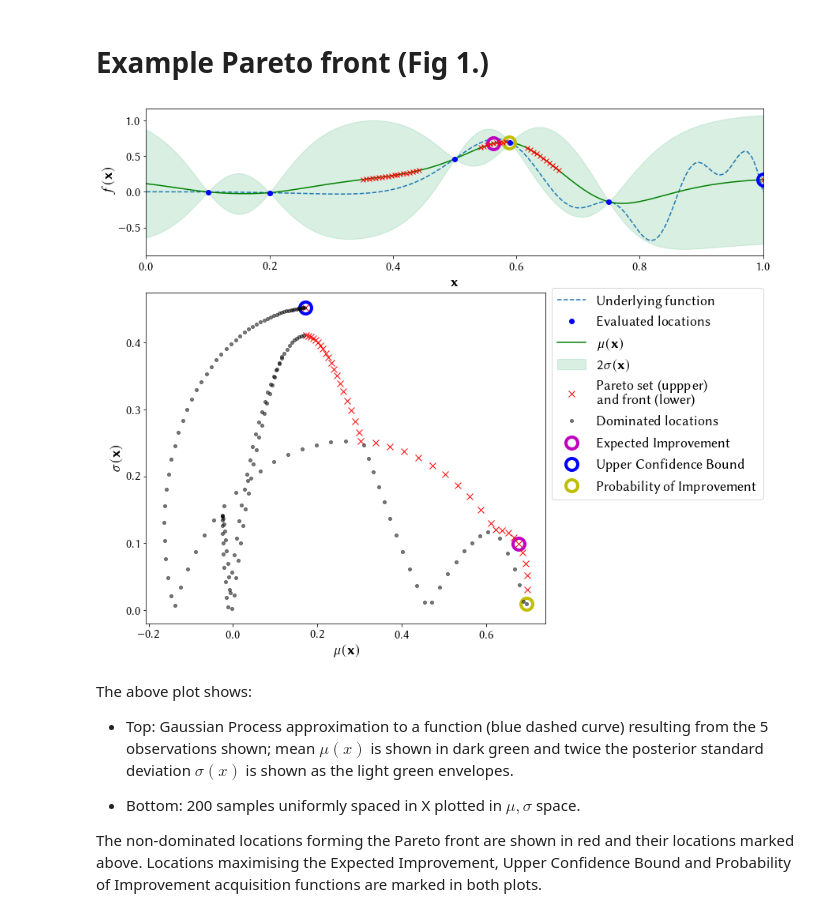
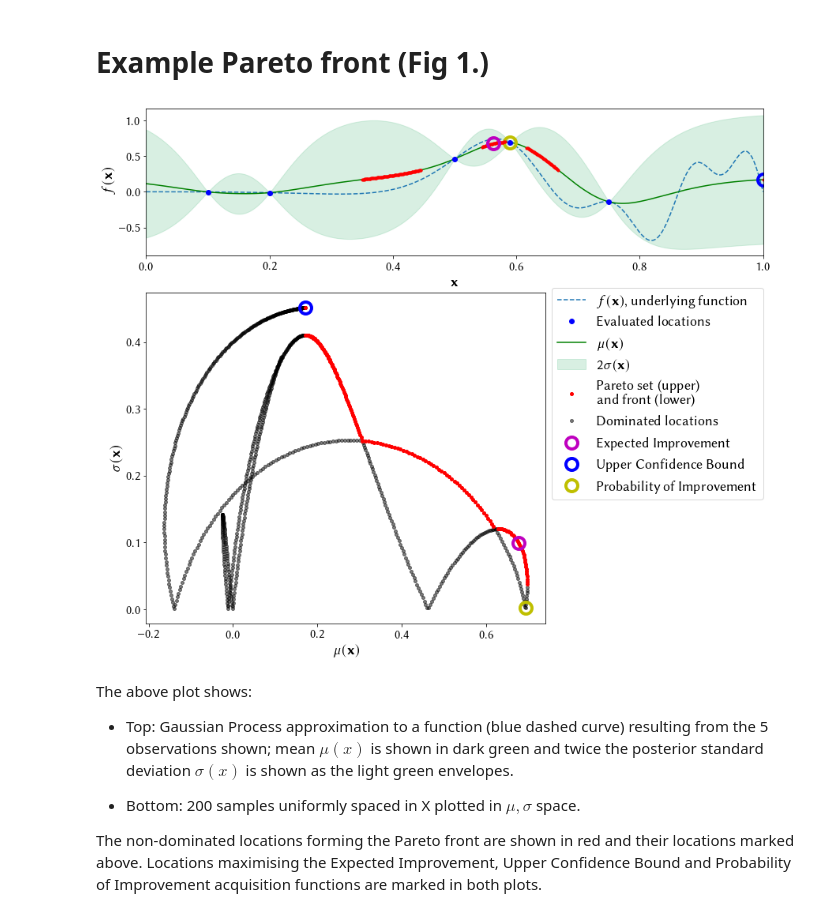
Before and after one commit to georgedeath/egreedy, a Jupyter notebook: notebooks/Non_results_figure_generation.ipynb, the cells around one changed output. Drawn from its saved outputs; the diff is of its cells as text; code cells hidden in the pictures.

Commit message:
Pareto front figure: Corrected typo and increased number of samples taken across x

```diff
--- a/notebooks/Non_results_figure_generation.ipynb
+++ b/notebooks/Non_results_figure_generation.ipynb
@@ -88,7 +88,7 @@ m[kern_lengthscale] = 0.1
 m[kern_noise] = 2
 
 # predict the mean and variance along [0, 1]
-x = np.linspace(0, 1, 200)
+x = np.linspace(0, 1, 1000)
 mu, var = [_.ravel() for _ in m.predict(np.atleast_2d(x).T)]
 sigma = np.sqrt(var)
 
@@ -111,14 +111,14 @@ ax.append(fig.add_subplot(gs[0, :]))
 ax.append(fig.add_subplot(gs[1:,:2]))
 
 # top image: surrogate model with pareto front highlighted
-ax[0].plot(x, target(x), '--', label='Underlying function')
+ax[0].plot(x, target(x), '--', label='$f(\mathbf{x})$, underlying function')
 ax[0].plot(x, mu, 'green', label='$\mu(\mathbf{x})$')
 ax[0].fill_between(x, mu + 2*sigma, mu - 2*sigma, color='mediumseagreen', alpha=0.2, label='$2\sigma(\mathbf{x})$')
 ax[0].plot(X, f, 'bo', label='Evaluated locations')
-ax[0].plot(x[max_EI_idx], mu[max_EI_idx], 'mo', markerfacecolor='none', mew=4, ms=15)
+ax[0].plot(x[max_EI_idx], mu[max_EI_idx], 'mo', markerfacecolor='none', mew=4, ms=15, zorder=10)
 ax[0].plot(x[max_PI_idx], mu[max_PI_idx], 'yo', markerfacecolor='none', mew=4, ms=15)
 ax[0].plot(x[max_UCB_idx], mu[max_UCB_idx], 'bo', markerfacecolor='none', mew=4, ms=15)
-ax[0].plot(x[pf_mask], mu[pf_mask], 'rx')
+ax[0].plot(x[pf_mask], mu[pf_mask], 'r.')
 
 ax[0].set_xlim(min(x), max(x))
 ax[0].set_xlabel('$\mathbf{x}$', fontsize=label_fontsize)
@@ -126,41 +126,41 @@ ax[0].set_ylabel('$f(\mathbf{x})$', fontsize=label_fontsize)
 ax[0].tick_params(axis='both', which='major', labelsize=tick_fontsize)
 
 # lower image: all mu,sigma pairs and the pareto front highlighted
-ax[1].plot(mu[max_EI_idx], sigma[max_EI_idx], 'mo', markerfacecolor='none', mew=4, ms=15, label='Expected Improvement')
-ax[1].plot(mu[max_UCB_idx], sigma[max_UCB_idx], 'bo', markerfacecolor='none', mew=4, ms=15, label='Upper Confidence Bound')
-ax[1].plot(mu[max_PI_idx], sigma[max_PI_idx], 'yo', markerfacecolor='none', mew=4, ms=15, label='Probability of Improvement')
+ax[1].plot(mu[max_EI_idx], sigma[max_EI_idx], 'mo', markerfacecolor='none', mew=4, ms=15, label='Expected Improvement', zorder=11)
+ax[1].plot(mu[max_UCB_idx], sigma[max_UCB_idx], 'bo', markerfacecolor='none', mew=4, ms=15, label='Upper Confidence Bound', zorder=11)
+ax[1].plot(mu[max_PI_idx], sigma[max_PI_idx], 'yo', markerfacecolor='none', mew=4, ms=15, label='Probability of Improvement', zorder=11)
 
-ax[1].plot(mu[pf_mask], sigma[pf_mask], 'rx', ms=8, label='Pareto set (uppper)\nand front (lower)')
+ax[1].plot(mu[pf_mask], sigma[pf_mask], 'r.', ms=8, label='Pareto set (upper)\nand front (lower)', zorder=10)
 ax[1].plot(mu[~pf_mask], sigma[~pf_mask], 'k.', alpha=0.5, ms=8, label='Dominated locations')
 
 ax[1].set_xlabel('$\mu(\mathbf{x})$', fontsize=label_fontsize)
 ax[1].set_ylabel('$\sigma(\mathbf{x})$', fontsize=label_fontsize)
 ax[1].tick_params(axis='both', which='major', labelsize=tick_fontsize)
 
 plt.subplots_adjust(left=None, bottom=None, right=None, top=None, wspace=None, hspace=0.25)
 
 # rearrange legend order
 ax0_order = [0, 2, 1, 3]
 handles0, labels0 = ax[0].get_legend_handles_labels()
 handles0 = np.array(handles0)[ax0_order].tolist()
 labels0 = np.array(labels0)[ax0_order].tolist()
 
 ax1_order = [3, 4, 0, 1, 2]
 handles1, labels1 = ax[1].get_legend_handles_labels()
 handles1 = np.array(handles1)[ax1_order].tolist()
 labels1 = np.array(labels1)[ax1_order].tolist()
 
 fig.legend(handles=handles0+handles1, labels=labels0+labels1,
            loc='center left',
            fontsize=legend_fontsize,
            bbox_to_anchor=(0.563, 0.395)
            )
 
 if save_figs:
     plt.savefig('pareto-front-example.pdf', bbox_inches='tight')
 plt.show()
 # %% [output]
-[figure, old version]
+[figure, new version]
 # %% [markdown]
 The above plot shows:
 
```
Also changed, not shown: parts of 2 cells of this notebook.
